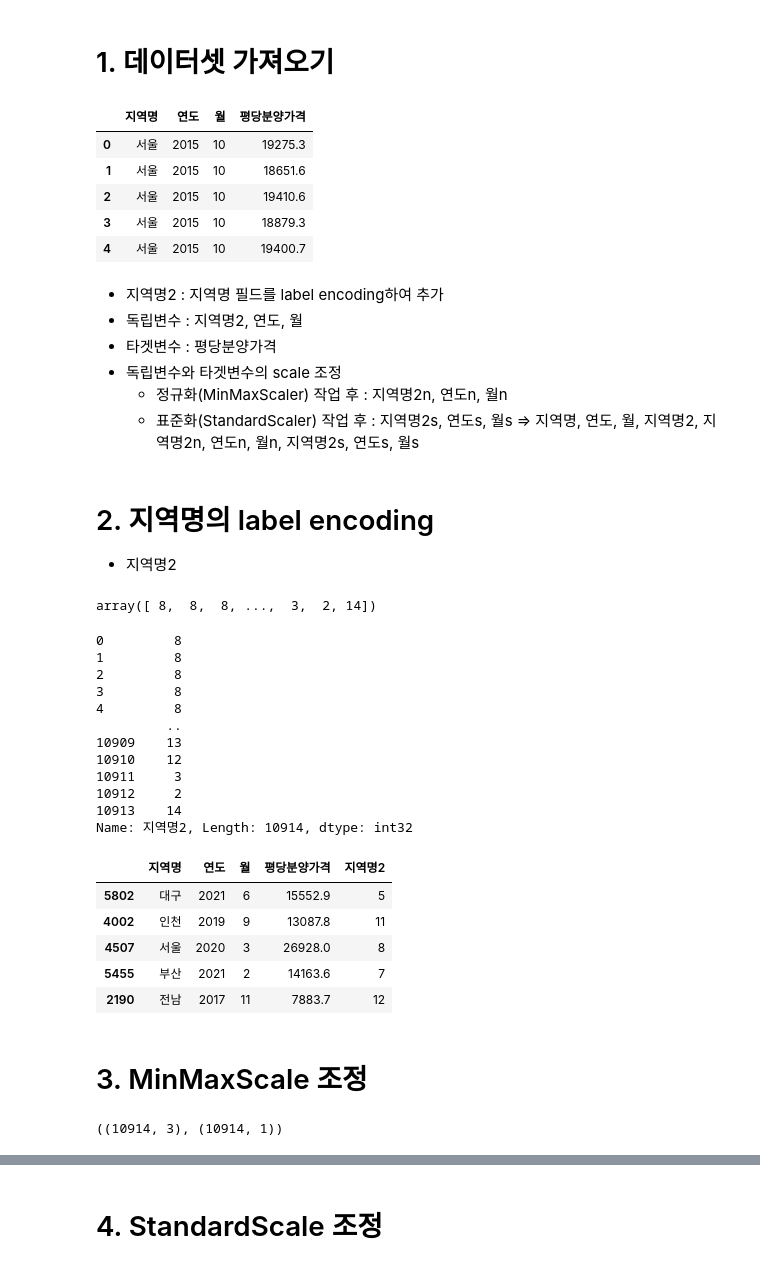
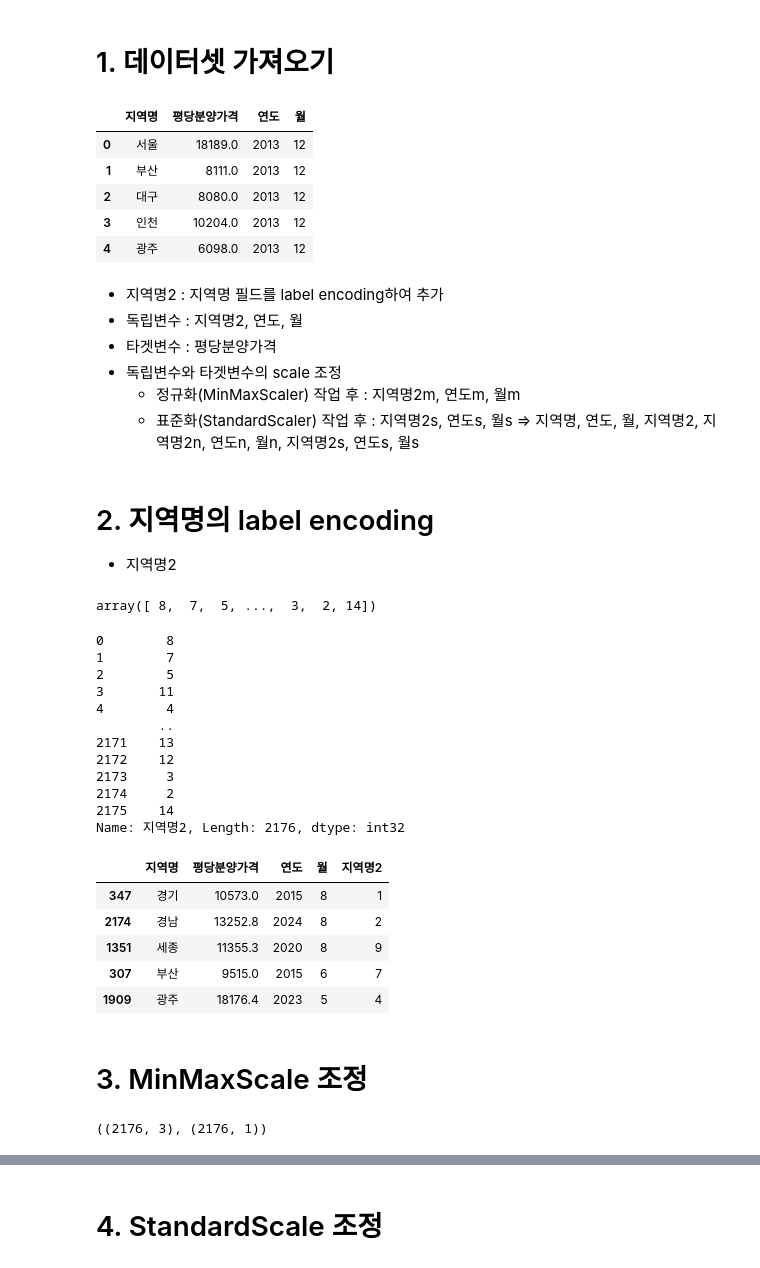
Before and after one commit to Harutoshi87/KI, a Jupyter notebook: source/05_DeepLearning/연습문제(label encoding_scale_adjustement_one-hot-encoding).ipynb, the cells around one changed output, grey strips where cells are left out. Saved outputs shown, nothing was run; the diff lists cells and outputs as text; code cells hidden in the pictures.

```diff
--- a/source/05_DeepLearning/연습문제(label encoding_scale_adjustement_one-hot-encoding).ipynb
+++ b/source/05_DeepLearning/연습문제(label encoding_scale_adjustement_one-hot-encoding).ipynb
@@ -20,21 +20,21 @@ table.dataframe{font-size:12px;}
 import numpy as np
 # %%
 import pandas as pd
-df = pd.read_csv(r'C:\KI\KI\source\01_python\data\df_con(결측치 처리 후)방법1.csv')
+df = pd.read_csv(r'C:\KI\source\01_python\data\ch13_df(결측치중위값으로대체).csv')
 df.head()
 # %% [output]
-|  | 지역명 | 연도 | 월 | 평당분양가격 |
-| 0 | 서울 | 2015 | 10 | 19275.3 |
-| 1 | 서울 | 2015 | 10 | 18651.6 |
-| 2 | 서울 | 2015 | 10 | 19410.6 |
-| 3 | 서울 | 2015 | 10 | 18879.3 |
-| 4 | 서울 | 2015 | 10 | 19400.7 |
+|  | 지역명 | 평당분양가격 | 연도 | 월 |
+| 0 | 서울 | 18189.0 | 2013 | 12 |
+| 1 | 부산 | 8111.0 | 2013 | 12 |
+| 2 | 대구 | 8080.0 | 2013 | 12 |
+| 3 | 인천 | 10204.0 | 2013 | 12 |
+| 4 | 광주 | 6098.0 | 2013 | 12 |
 # %% [markdown]
 - 지역명2 : 지역명 필드를 label encoding하여 추가
 - 독립변수 : 지역명2, 연도, 월
 - 타겟변수 : 평당분양가격
 - 독립변수와 타겟변수의 scale 조정
-    * 정규화(MinMaxScaler) 작업 후 : 지역명2n, 연도n, 월n
+    * 정규화(MinMaxScaler) 작업 후 : 지역명2m, 연도m, 월m
     * 표준화(StandardScaler) 작업 후 : 지역명2s, 연도s, 월s
    => 지역명, 연도, 월, 지역명2, 지역명2n, 연도n, 월n, 지역명2s, 연도s, 월s
 # %% [markdown]
@@ -47,39 +47,39 @@ le = LabelEncoder()
 labeling_data = le.fit_transform(df['지역명'])
 labeling_data
 # %% [output]
-array([ 8,  8,  8, ...,  3,  2, 14])
+array([ 8,  7,  5, ...,  3,  2, 14])
 # %%
-df['지역명2'] = labeling_data
+df['지역명2'] = labeling_data # 문자 데이터를 가나다순으로 정렬 후 숫자로 변환
 df['지역명2']
 # %% [output]
-0         8
-1         8
-2         8
-3         8
-4         8
-         ..
-10909    13
-10910    12
-10911     3
-10912     2
-10913    14
-Name: 지역명2, Length: 10914, dtype: int32
+0        8
+1        7
+2        5
+3       11
+4        4
+        ..
+2171    13
+2172    12
+2173     3
+2174     2
+2175    14
+Name: 지역명2, Length: 2176, dtype: int32
 # %%
 df.sample(5)
 # %% [output]
-|  | 지역명 | 연도 | 월 | 평당분양가격 | 지역명2 |
-| 5802 | 대구 | 2021 | 6 | 15552.9 | 5 |
-| 4002 | 인천 | 2019 | 9 | 13087.8 | 11 |
-| 4507 | 서울 | 2020 | 3 | 26928.0 | 8 |
-| 5455 | 부산 | 2021 | 2 | 14163.6 | 7 |
-| 2190 | 전남 | 2017 | 11 | 7883.7 | 12 |
+|  | 지역명 | 평당분양가격 | 연도 | 월 | 지역명2 |
+| 347 | 경기 | 10573.0 | 2015 | 8 | 1 |
+| 2174 | 경남 | 13252.8 | 2024 | 8 | 2 |
+| 1351 | 세종 | 11355.3 | 2020 | 8 | 9 |
+| 307 | 부산 | 9515.0 | 2015 | 6 | 7 |
+| 1909 | 광주 | 18176.4 | 2023 | 5 | 4 |
 # %% [markdown]
 # 3. MinMaxScale 조정
 # %%
-X = df[['지역명2', '연도', '월']].values # numpy 배열로 추출한 독립변수
-y = df[['평당분양가격']].values
+X = df[['지역명2', '연도', '월']].values # numpy 배열로 추출한 독립변수 (.values | to_numpy() 사용)
+y = df[['평당분양가격']].values # 2차원으로 만들어야 함!
 X.shape, y.shape
 # %% [output]
-((10914, 3), (10914, 1))
+((2176, 3), (2176, 1))
 # %%
 from sklearn.preprocessing import MinMaxScaler
```
Also changed, not shown: parts of 21 cells of this notebook, 7 other files.
